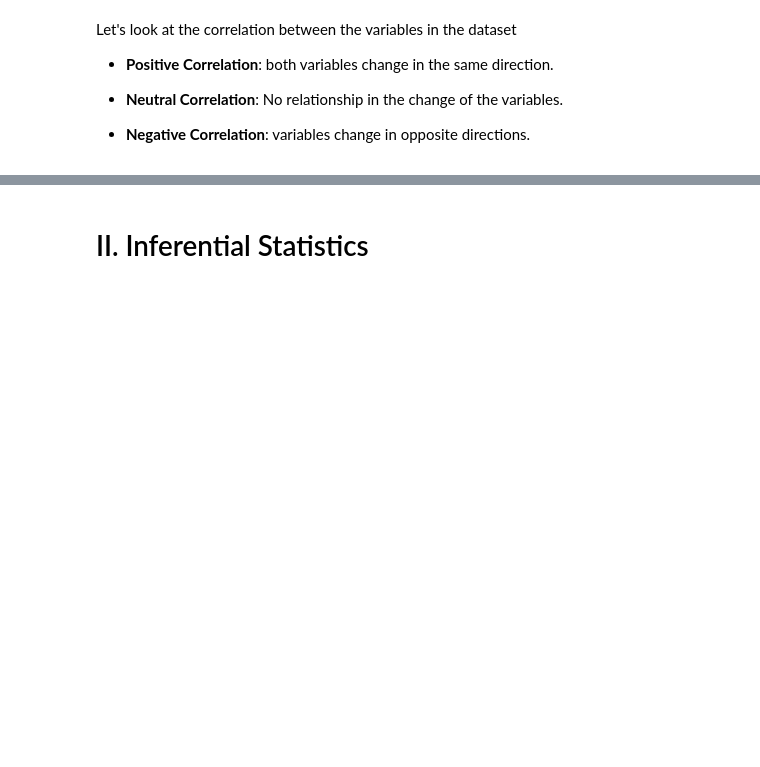
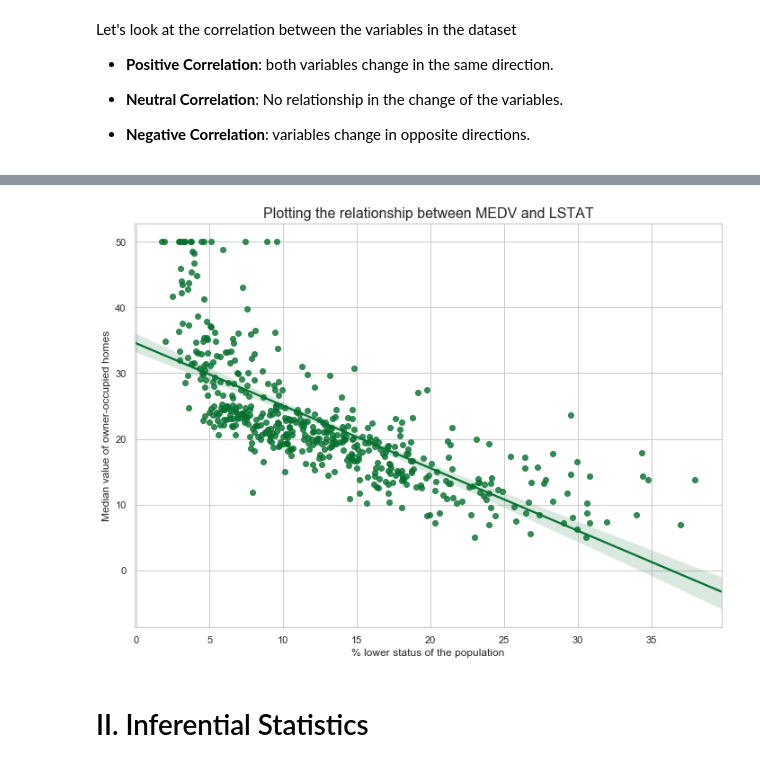
Before and after one commit to RitRa/MachineLearning-project, a Jupyter notebook: Machine Learning and Statistics Project 2019.ipynb, the cells around one changed output, grey strips where cells are left out. Drawn from its saved outputs; the diff is of its cells as text; code cells hidden in the pictures; blank space fills up the shorter version.

```diff
--- a/Machine Learning and Statistics Project 2019.ipynb
+++ b/Machine Learning and Statistics Project 2019.ipynb
@@ -173,3 +171,21 @@ ax = sns.scatterplot(x='RM', y='MEDV', data=boston)
+# %%
+sns.set(style="whitegrid", palette="BuGn_r", rc={'figure.figsize':(11.7,8.27)})
+
+
+sns.regplot(x='LSTAT', y='MEDV', data=boston)
+title="Plotting the relationship between MEDV and LSTAT"
+
+# increasing font size
+plt.title(title, fontsize=16)
+
+# Set x-axis label
+plt.xlabel('% lower status of the population')
+# Set y-axis label
+plt.ylabel('Median value of owner-occupied homes')
+# Show the plot
+plt.show()
+# %% [output]
+[figure, added]
 # %% [markdown]
 # II. Inferential Statistics
 # %% [markdown]
```
Also changed, not shown: parts of 9 cells of this notebook.
